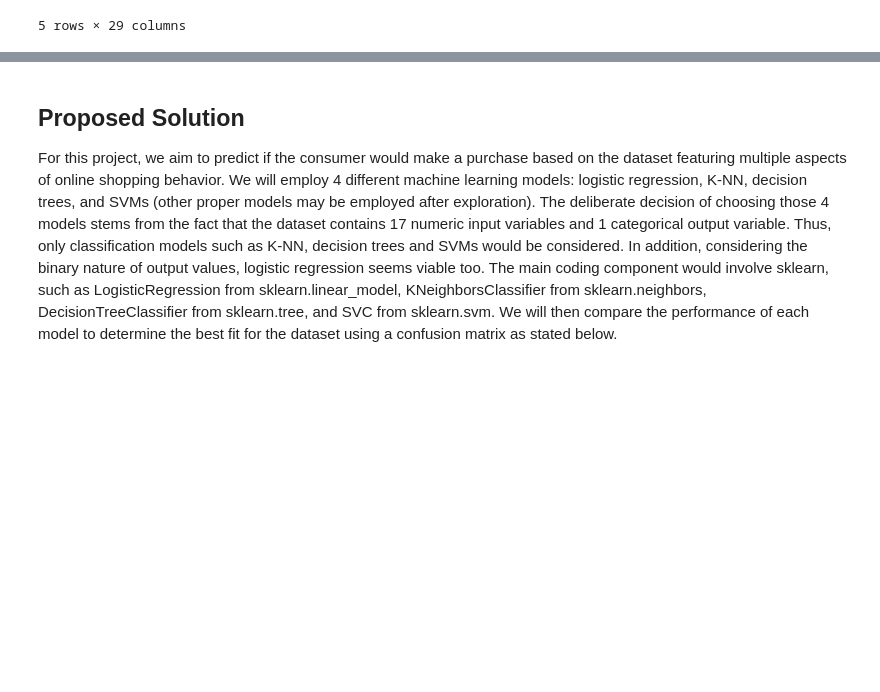
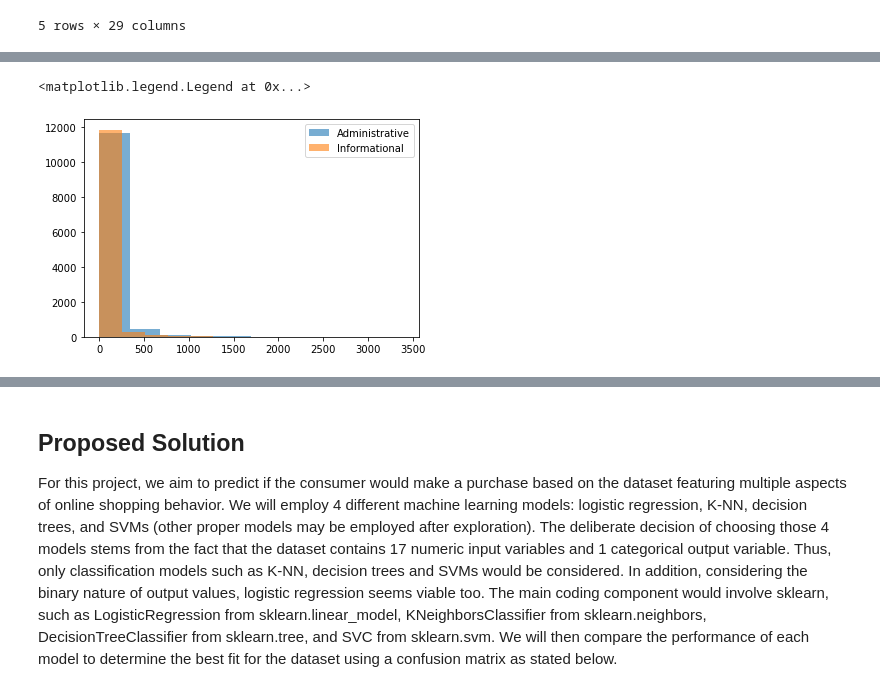
Before and after one commit to COGS118A/Group014-Sp22, a Jupyter notebook: Checkpoint-Group014-Sp22.ipynb, the cells around one changed output, grey strips where cells are left out. Drawn from its saved outputs; the diff is of its cells as text; code cells hidden in the pictures; blank space fills up the shorter version.

```diff
--- a/Checkpoint-Group014-Sp22.ipynb
+++ b/Checkpoint-Group014-Sp22.ipynb
@@ -158,0 +209,7 @@ df.head()
+# %%
+plt.hist(df['Administrative_Duration'],alpha = 0.6,label = "Administrative")
+plt.hist(df['Informational_Duration'],alpha = 0.6,label = "Informational")
+plt.legend()
+# %% [output]
+<matplotlib.legend.Legend at 0x...>
+[figure, added]
```
Also changed, not shown: parts of 22 cells of this notebook.
